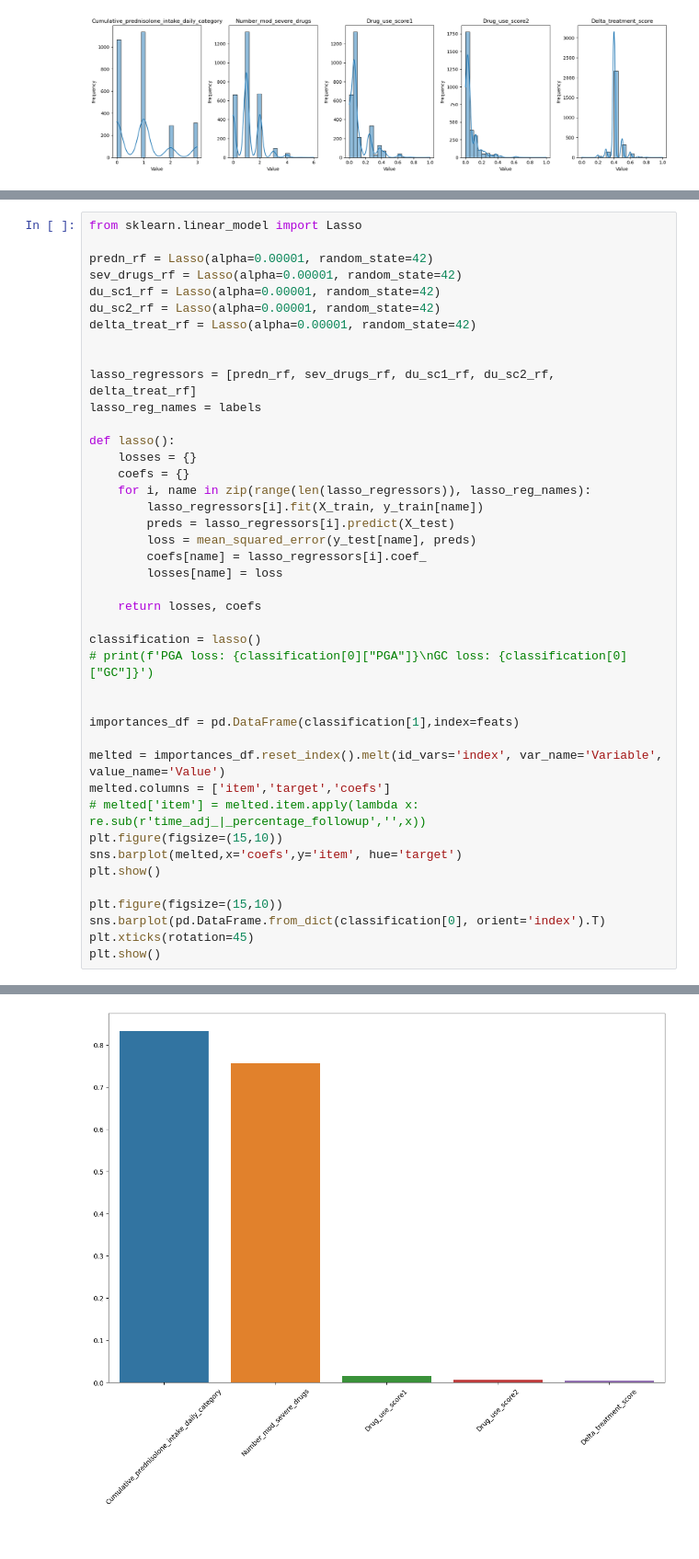
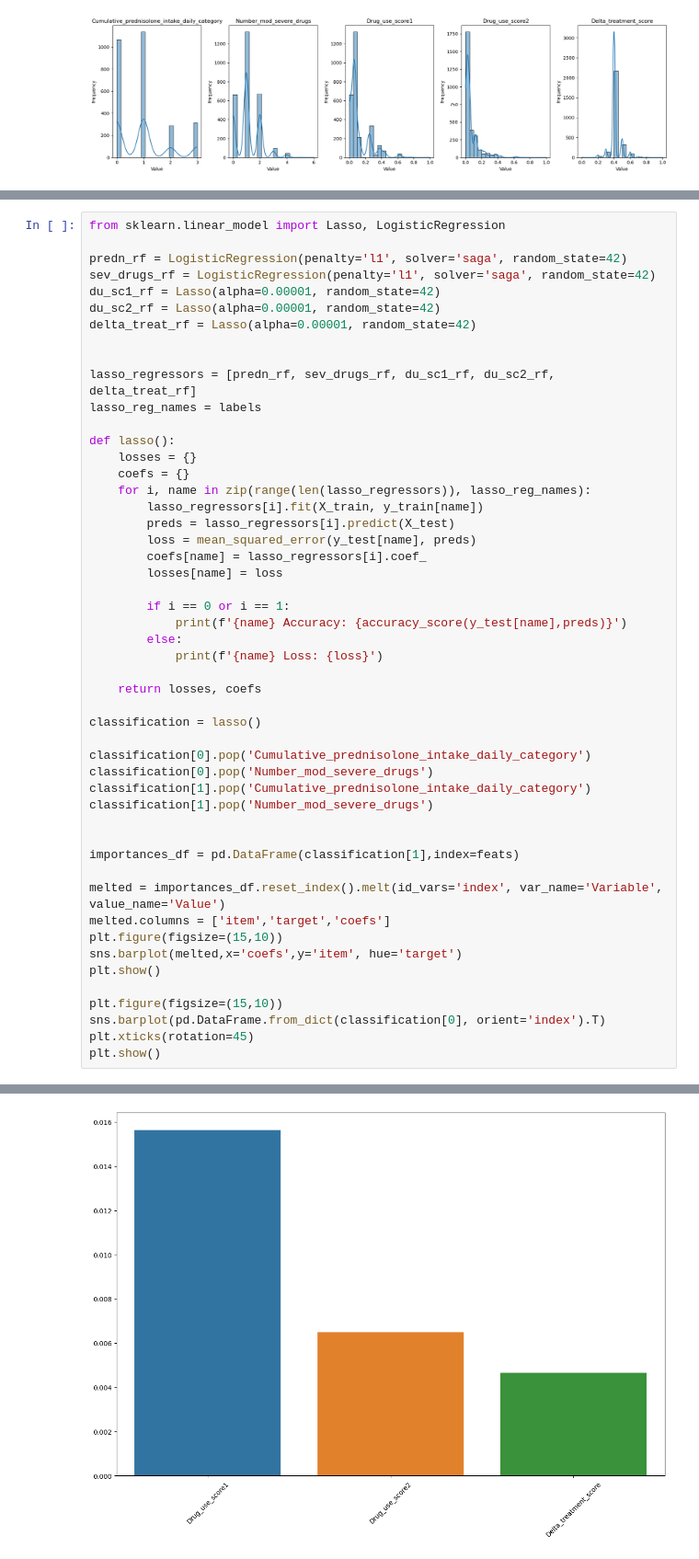
Before and after one commit to isevr/SDI, a Jupyter notebook: v3/eda_data2.ipynb, the cells around one changed output, grey strips where cells are left out. Shown at 92% size. Cells and saved outputs as stored; diff of their text form.

```diff
--- a/v3/eda_data2.ipynb
+++ b/v3/eda_data2.ipynb
@@ -188,8 +182,8 @@ plt.show()
 # %%
-from sklearn.linear_model import Lasso
+from sklearn.linear_model import Lasso, LogisticRegression
 
-predn_rf = Lasso(alpha=0.00001, random_state=42)
-sev_drugs_rf = Lasso(alpha=0.00001, random_state=42)
+predn_rf = LogisticRegression(penalty='l1', solver='saga', random_state=42)
+sev_drugs_rf = LogisticRegression(penalty='l1', solver='saga', random_state=42)
 du_sc1_rf = Lasso(alpha=0.00001, random_state=42)
 du_sc2_rf = Lasso(alpha=0.00001, random_state=42)
 delta_treat_rf = Lasso(alpha=0.00001, random_state=42)
@@ -208,17 +202,25 @@ def lasso():
         coefs[name] = lasso_regressors[i].coef_
         losses[name] = loss
 
+        if i == 0 or i == 1:
+            print(f'{name} Accuracy: {accuracy_score(y_test[name],preds)}')
+        else:
+            print(f'{name} Loss: {loss}')
+
     return losses, coefs
 
 classification = lasso()
-# print(f'PGA loss: {classification[0]["PGA"]}\nGC loss: {classification[0]["GC"]}')
+
+classification[0].pop('Cumulative_prednisolone_intake_daily_category')
+classification[0].pop('Number_mod_severe_drugs')
+classification[1].pop('Cumulative_prednisolone_intake_daily_category')
+classification[1].pop('Number_mod_severe_drugs')
 
 
 importances_df = pd.DataFrame(classification[1],index=feats)
 
 melted = importances_df.reset_index().melt(id_vars='index', var_name='Variable', value_name='Value')
 melted.columns = ['item','target','coefs']
-# melted['item'] = melted.item.apply(lambda x: re.sub(r'time_adj_|_percentage_followup','',x))
 plt.figure(figsize=(15,10))
 sns.barplot(melted,x='coefs',y='item', hue='target')
 plt.show()
@@ -232,4 +239,4 @@ plt.show()
-[figure, old version]
+[figure, new version]
 # %%
 from sklearn.linear_model import ElasticNet
 
```
Also changed, not shown: parts of 7 cells of this notebook.
